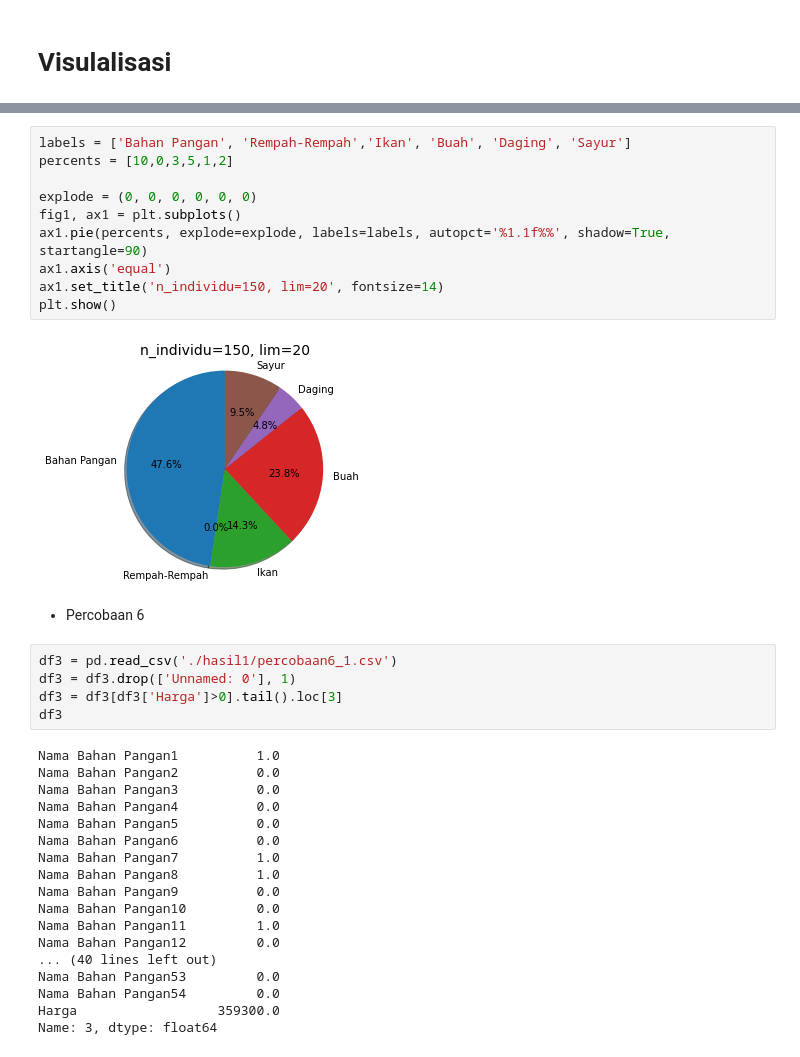
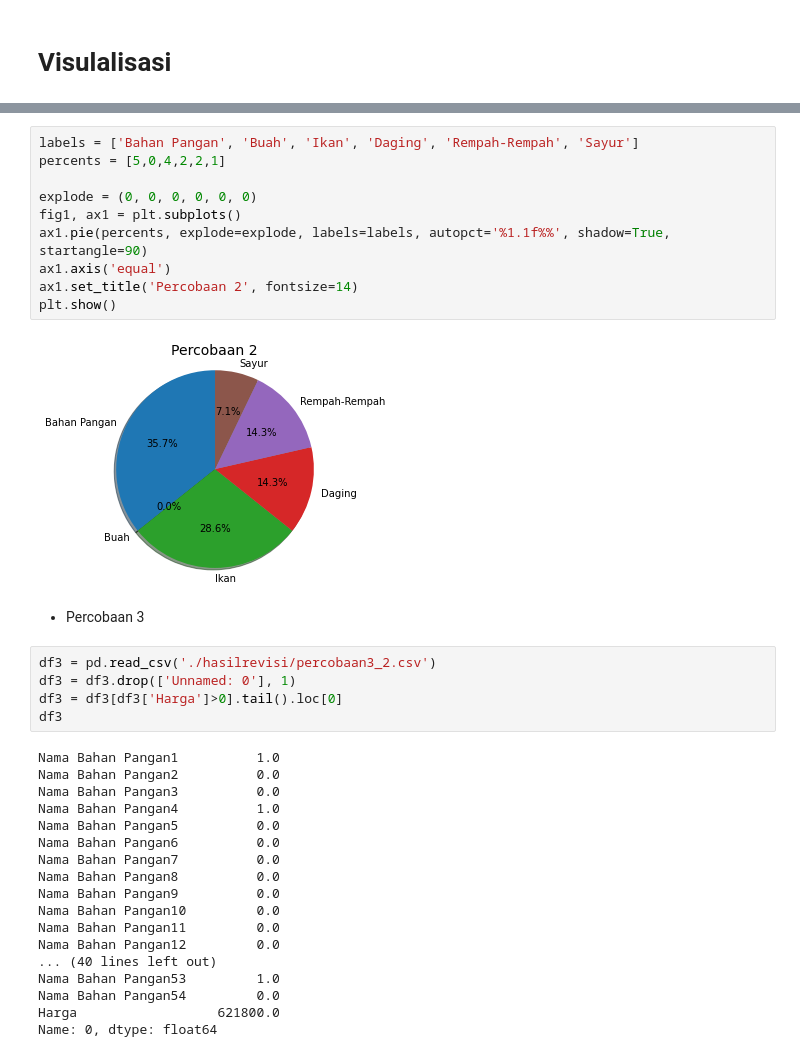
Before and after one commit to michael120450095/rbl_swarmintelligence, a Jupyter notebook: RA_Kelompok 06_120450095_Michael Abednego_RBL.ipynb, the cells around one changed output, grey strips where cells are left out. Saved outputs shown, nothing was run; the diff lists cells and outputs as text.

```diff
--- a/RA_Kelompok 06_120450095_Michael Abednego_RBL.ipynb
+++ b/RA_Kelompok 06_120450095_Michael Abednego_RBL.ipynb
@@ -736,41 +628,41 @@ Daging           1
 Name: Kategori, dtype: int64
 # %%
-labels = ['Bahan Pangan', 'Rempah-Rempah','Ikan', 'Buah', 'Daging', 'Sayur']
-percents = [10,0,3,5,1,2]
+labels = ['Bahan Pangan', 'Buah', 'Ikan', 'Daging', 'Rempah-Rempah', 'Sayur']
+percents = [5,0,4,2,2,1]
 
 explode = (0, 0, 0, 0, 0, 0)
 fig1, ax1 = plt.subplots()
 ax1.pie(percents, explode=explode, labels=labels, autopct='%1.1f%%', shadow=True, startangle=90)
 ax1.axis('equal')
-ax1.set_title('n_individu=150, lim=20', fontsize=14)
+ax1.set_title('Percobaan 2', fontsize=14)
 plt.show()
 # %% [output]
-[figure, old version]
+[figure, new version]
 # %% [markdown]
-- Percobaan 6
+- Percobaan 3
 # %%
-df3 = pd.read_csv('./hasil1/percobaan6_1.csv')
+df3 = pd.read_csv('./hasilrevisi/percobaan3_2.csv')
 df3 = df3.drop(['Unnamed: 0'], 1)
-df3 = df3[df3['Harga']>0].tail().loc[3]
+df3 = df3[df3['Harga']>0].tail().loc[0]
 df3
 # %% [output]
 Nama Bahan Pangan1          1.0
 Nama Bahan Pangan2          0.0
 Nama Bahan Pangan3          0.0
-Nama Bahan Pangan4          0.0
+Nama Bahan Pangan4          1.0
 Nama Bahan Pangan5          0.0
 Nama Bahan Pangan6          0.0
-Nama Bahan Pangan7          1.0
-Nama Bahan Pangan8          1.0
+Nama Bahan Pangan7          0.0
+Nama Bahan Pangan8          0.0
 Nama Bahan Pangan9          0.0
 Nama Bahan Pangan10         0.0
-Nama Bahan Pangan11         1.0
+Nama Bahan Pangan11         0.0
 Nama Bahan Pangan12         0.0
 ... (40 lines left out)
-Nama Bahan Pangan53         0.0
+Nama Bahan Pangan53         1.0
 Nama Bahan Pangan54         0.0
-Harga                  359300.0
-Name: 3, dtype: float64
+Harga                  621800.0
+Name: 0, dtype: float64
 # %%
 idx_d = df3.apply( lambda x: x==1)
 idx_d
```
Also changed, not shown: parts of 115 cells of this notebook.
